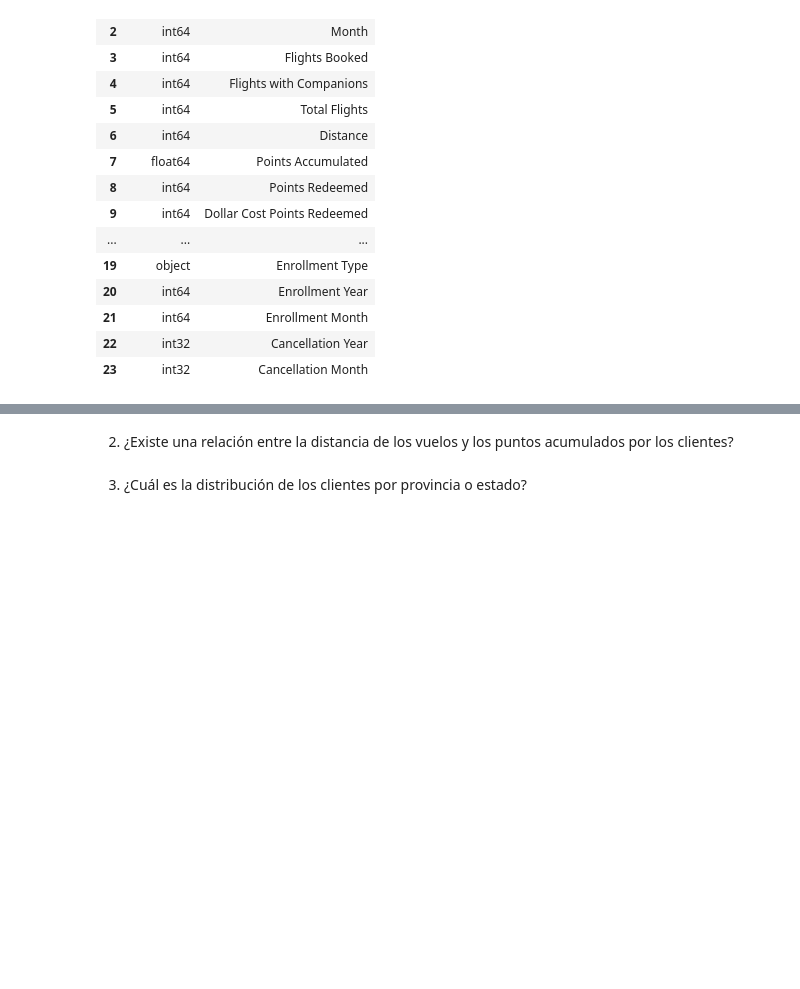
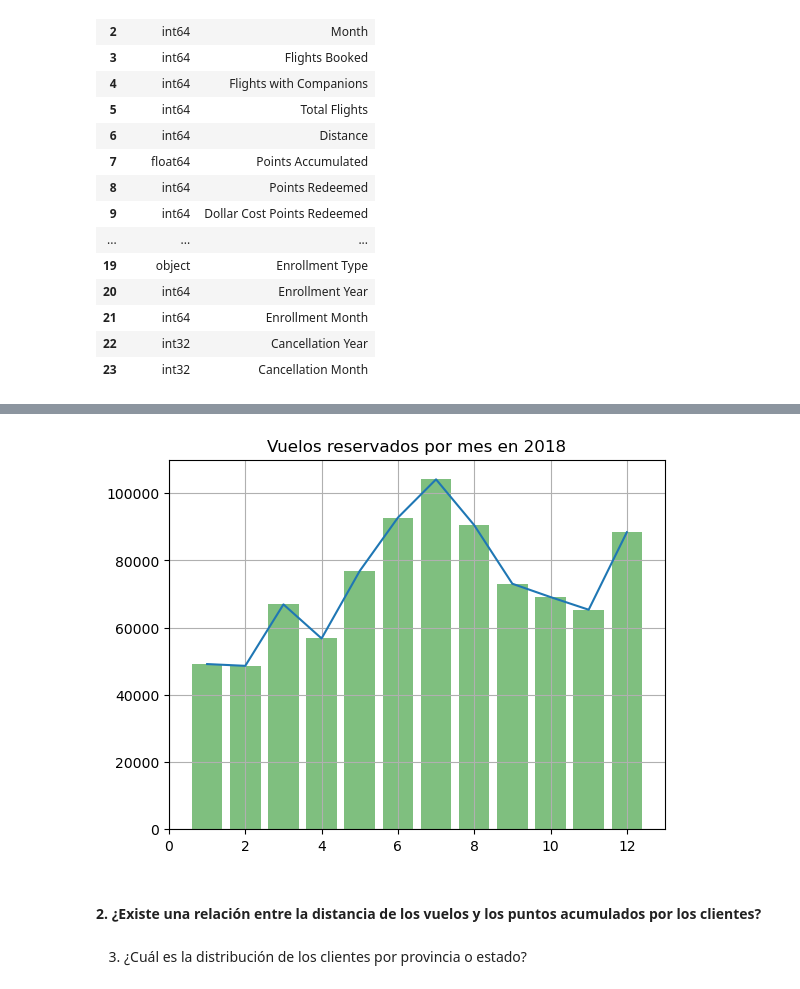
Before and after one commit to Adalab/bda-modulo-3-evaluacion-final-AnaROGA, a Jupyter notebook: mod03_ej_tecnico.ipynb, the cells around one changed output, grey strips where cells are left out. Cells and saved outputs as stored; diff of their text form; code cells hidden in the pictures; blank space fills up the shorter version.

```diff
--- a/mod03_ej_tecnico.ipynb
+++ b/mod03_ej_tecnico.ipynb
@@ -793,5 +818,26 @@ Cliente 100018 _ año 2018
+# %%
+# --> 2018
+# Usamos un gráfico tipo BARPLOT ya que la columna 'Month' la trataremos como una
+# columna categórica:
+plt.bar(data=df_fb_18,
+        x= 'Month',
+        height= 'Flights Booked',
+        color = 'green',
+        alpha = 0.5)
+# En este caso, el LINEPLOT también sería interesante, por lo que lo superponemos
+# al gráfico anterior para ver más clara la fluctuación en el tiempo:
+valores_tiempo = list(df_fb_18['Month'])
+valores_reservas = list(df_fb_18['Flights Booked'])
+sns.lineplot( x = valores_tiempo,
+              y = valores_reservas)
+plt.title("Vuelos reservados por mes en 2018")
+plt.grid()
+plt.xlim(0,13)
+plt.ylim(0, 110000);
+# %% [output]
+[figure, added]
 # %% [markdown]
-2. ¿Existe una relación entre la distancia de los vuelos y los puntos acumulados por los clientes?
+#### 2. ¿Existe una relación entre la distancia de los vuelos y los puntos acumulados por los clientes?
 # %% [markdown]
 3. ¿Cuál es la distribución de los clientes por provincia o estado?
 # %% [markdown]
```
Also changed, not shown: parts of 9 cells of this notebook.
